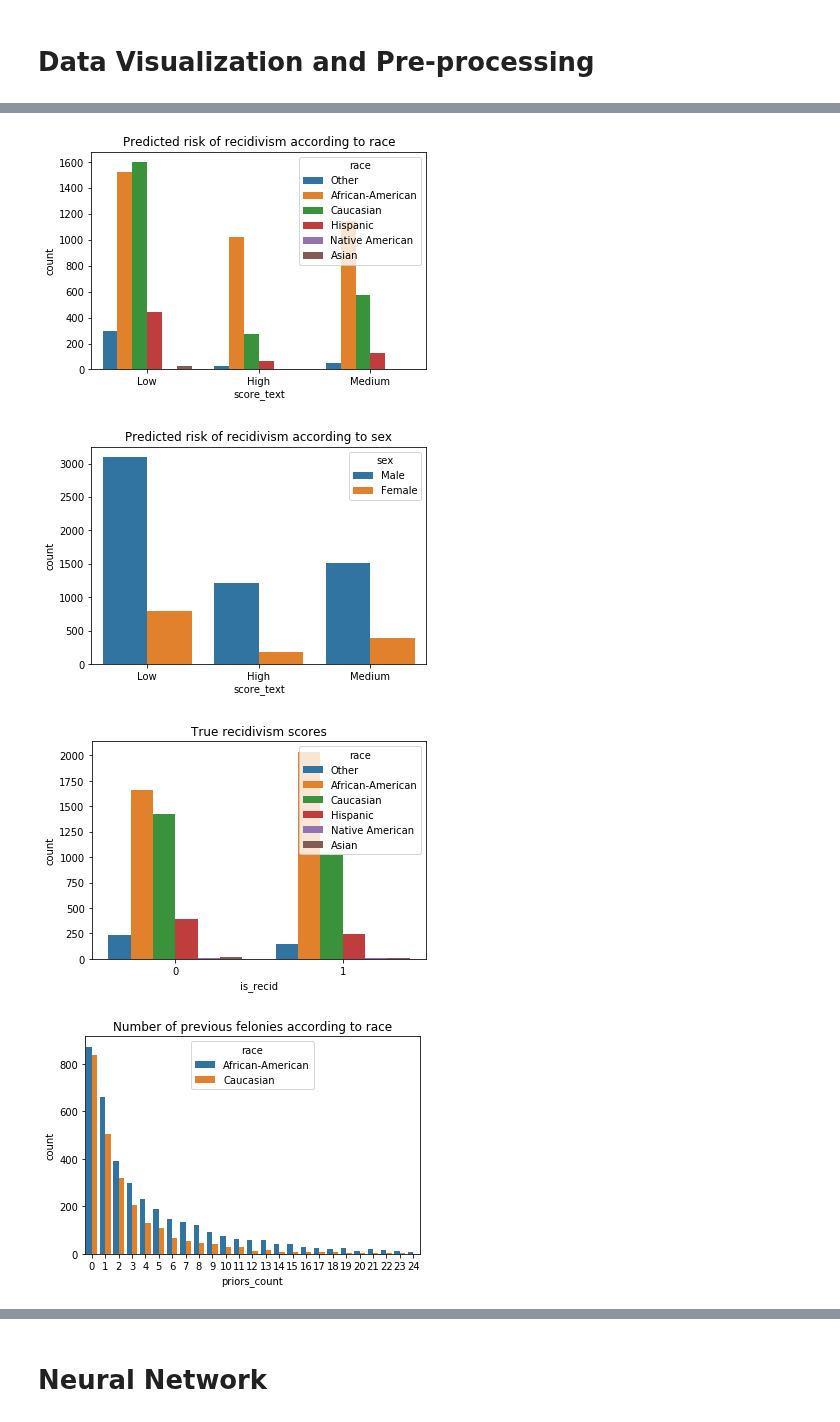
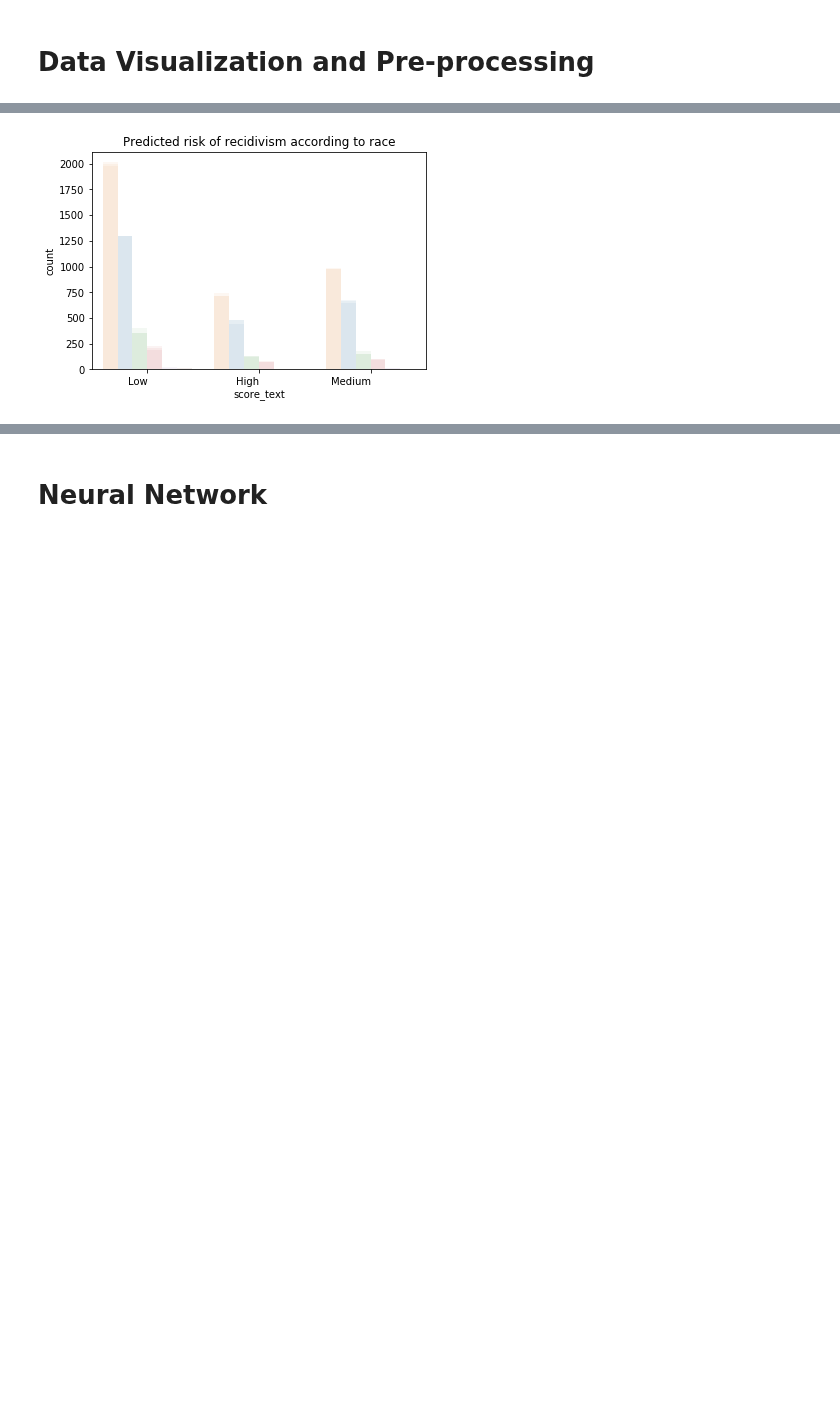
Before and after one commit to oskarwiese/fagprojekt, a Jupyter notebook: src/Classifier_notebook.ipynb, the cells around one changed output, grey strips where cells are left out. Cells and saved outputs as stored; diff of their text form; code cells hidden in the pictures; blank space fills up the shorter version.

```diff
--- a/src/Classifier_notebook.ipynb
+++ b/src/Classifier_notebook.ipynb
@@ -41,6 +42,16 @@ def dataprep(data, norm_type = "zscore"):
 
     normalize(numdata, norm_type)
     return catdata, numdata
+
+def permutation(data, cat):
+    perm_data = data.copy()
+    rand_num = np.random.randint(0 , len(data[cat]) , len(data[cat]))
+    perm_data[cat][np.arange(len(data[cat]))] = data[cat][rand_num]
+    df = perm_data
+    return df
+
+def reset_data():
+    return pd.read_csv("https://raw.githubusercontent.com/oskarwiese/fagprojekt/master/compas_propublica/compas-scores-two-years.csv")
 # %% [markdown]
 # Data Visualization and Pre-processing
 # %%
@@ -92,35 +88,32 @@ def is_plot():
 
     priors_plot = sb.countplot(x = "priors_count", hue = "race", data = df)
     priors_plot.set_title("Number of previous felonies according to race")
     priors_plot.figure.savefig(path + "\\proirs.png")
     plt.show()
 
     c_charge_degree = sb.countplot(x = "c_charge_degree", hue = "race", data = df)
     c_charge_degree.set_title("Severity of the crimes for each race")
     c_charge_degree.figure.savefig(path + "\\c_charge_degree.png")
     plt.show()
 
     c_charge_degree = sb.countplot(x = "score_text", hue = "c_charge_degree", data = df)
     c_charge_degree.set_title("Relation between crime severity and predicted recidivism")
     c_charge_degree.figure.savefig(path + "\\charge_degree_score.png")
     plt.show()
 
 
 #is_plot()
 
 palette = {"Caucasian": "C0", "African-American": "C1", "Hispanic": "C2", "Other": "C3" , "Asian": "C4" ,"Native American": "C5"}
-for i in tqdm(range(100)):
+for i in tqdm(range(3)):
     #TODO: der skal indsættes punkter for den rigtige data1fordelling.
     data = permutation(data, "race")
     path = r"C:\Users\ejer\Desktop\Fagprojekt\fagprojekt\report\imgs"
     pred_plot_race = sb.countplot(x = "score_text" ,hue = "race", data = data, palette = palette ,alpha=.06,  hue_order = [ "African-American","Caucasian", "Hispanic", "Other" , "Asian","Native American"])
     pred_plot_race.set_title("Predicted risk of recidivism according to race")
     pred_plot_race.set_xticklabels(pred_plot_race.get_xticklabels(), horizontalalignment ='right')
     pred_plot_race.get_legend().remove()
     data = reset_data()
 plt.show()
 # %% [output]
-[figure, old version]
+[figure, new version]
-[figure, removed]
-[figure, removed]
-[figure, removed]
```
Also changed, not shown: parts of 3 cells of this notebook.
